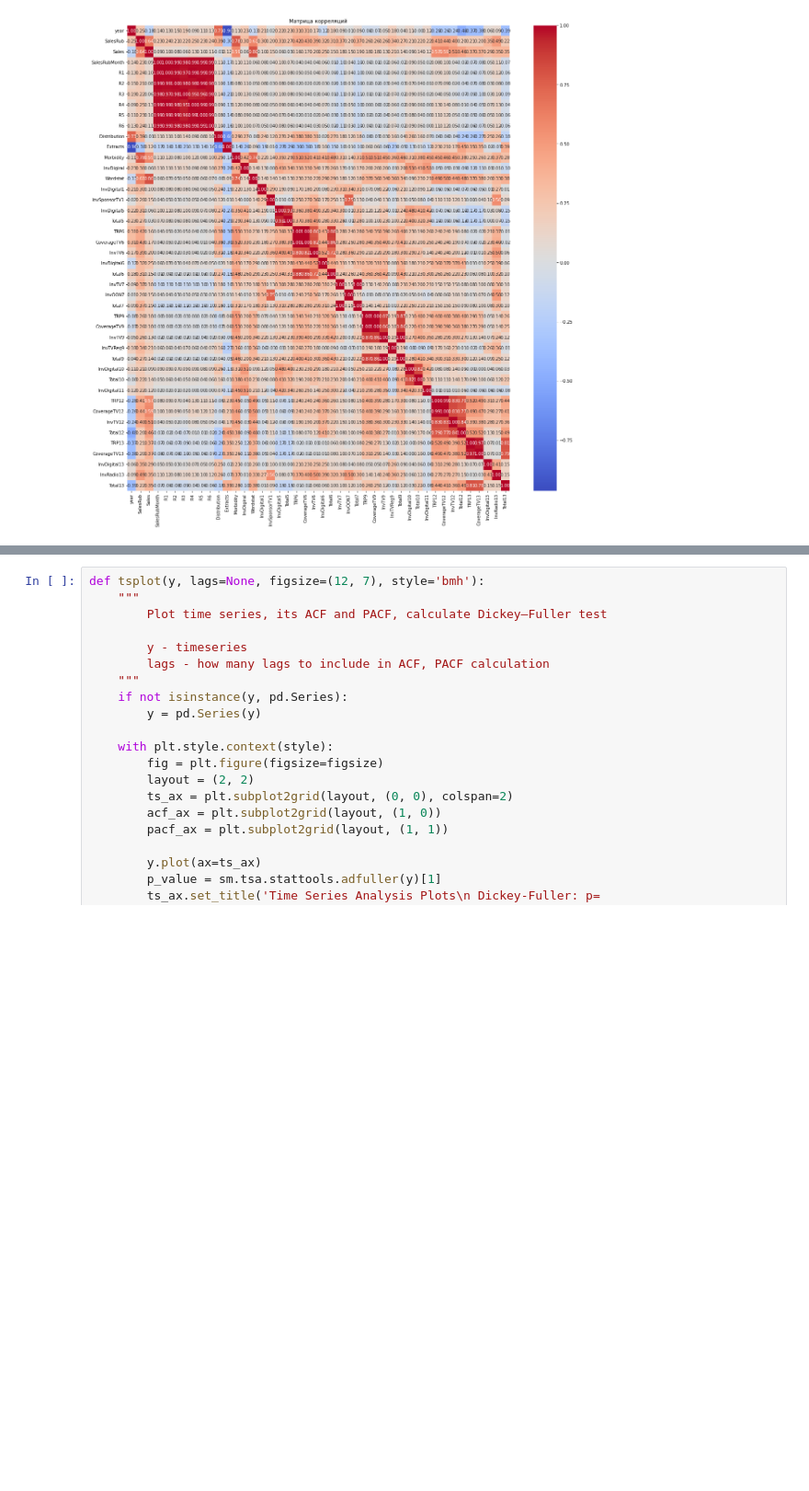
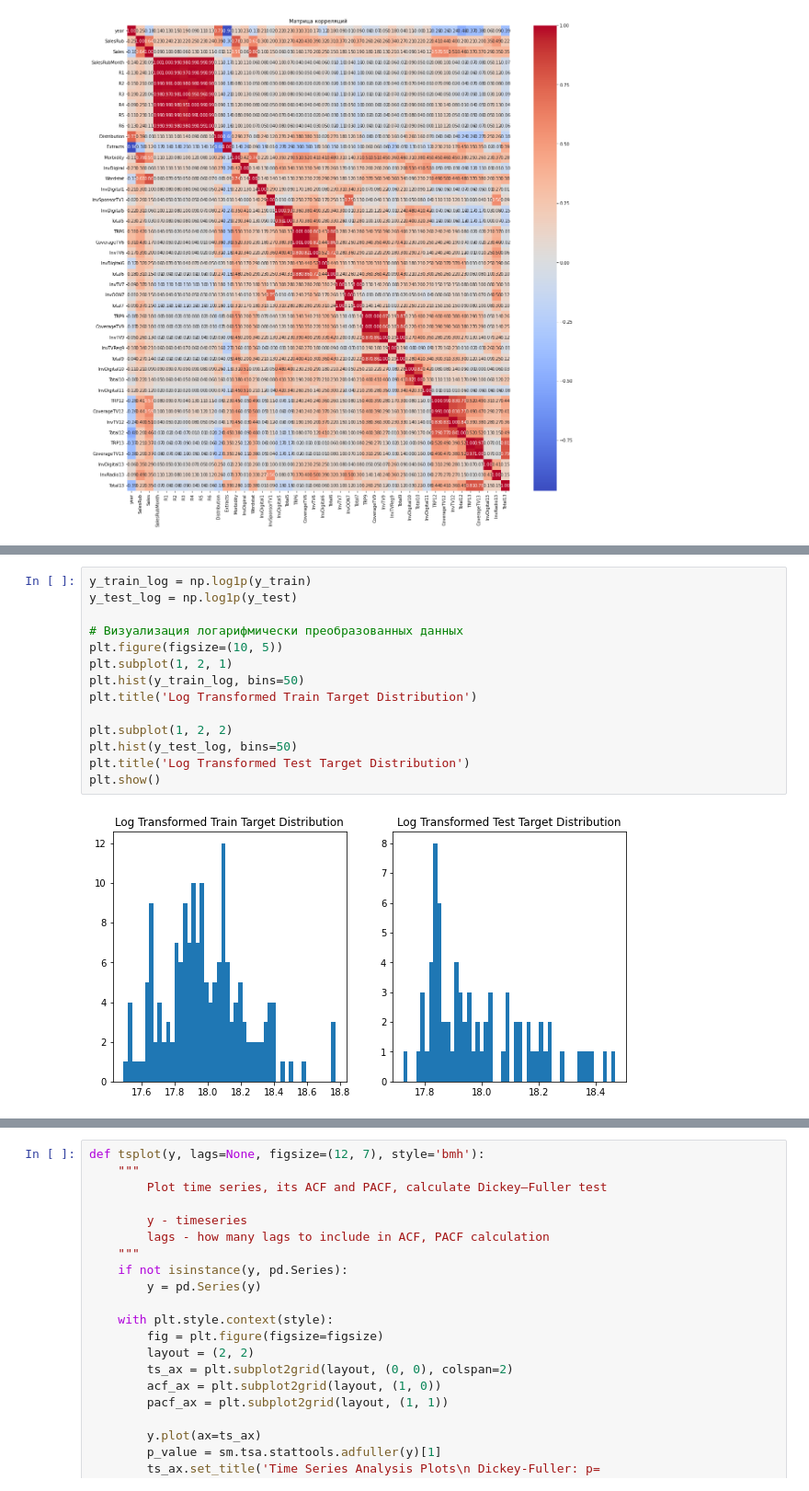
Before and after one commit to Exeskicks/media_wise, a Jupyter notebook: media_wise.ipynb, the cells around one changed output, grey strips where cells are left out. Shown at 92% size. Drawn from its saved outputs; the diff is of its cells as text; blank space fills up the shorter version.

```diff
--- a/media_wise.ipynb
+++ b/media_wise.ipynb
@@ -687,0 +759,16 @@ plotCoefficients(lasso,normas = True)
+# %%
+y_train_log = np.log1p(y_train)
+y_test_log = np.log1p(y_test)
+
+# Визуализация логарифмически преобразованных данных
+plt.figure(figsize=(10, 5))
+plt.subplot(1, 2, 1)
+plt.hist(y_train_log, bins=50)
+plt.title('Log Transformed Train Target Distribution')
+
+plt.subplot(1, 2, 2)
+plt.hist(y_test_log, bins=50)
+plt.title('Log Transformed Test Target Distribution')
+plt.show()
+# %% [output]
+[figure, added]
```
Also changed, not shown: parts of 73 cells of this notebook.
